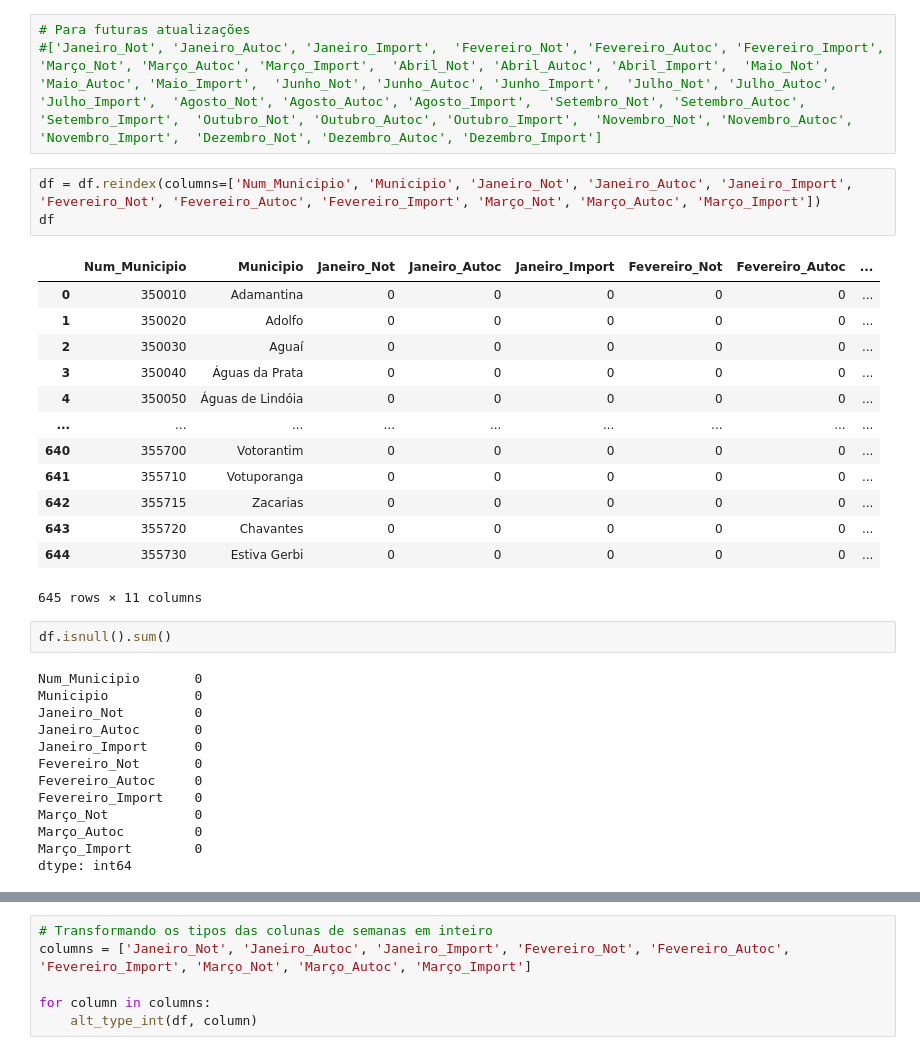
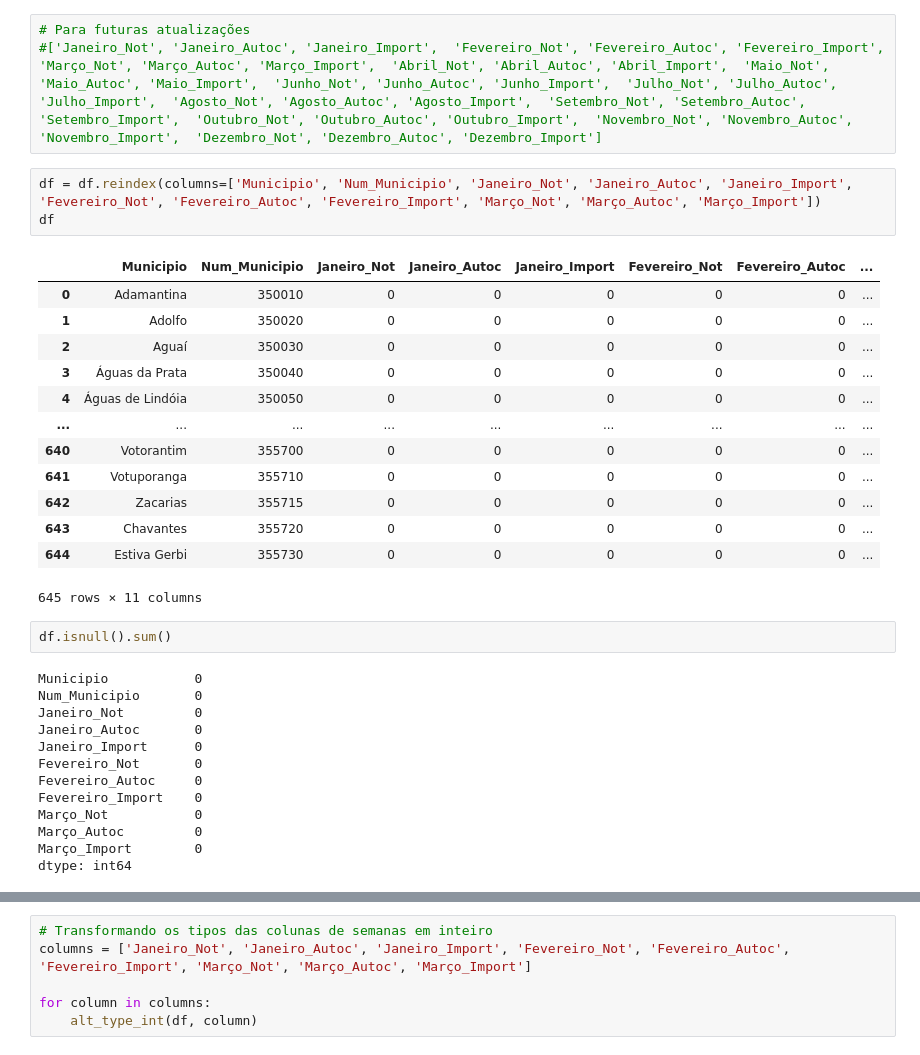
Before and after one commit to liliansom/Chikungunya, a Jupyter notebook: Tratamento_Mensal_2023.ipynb, the cells around one changed output, grey strips where cells are left out. Cells and saved outputs as stored; diff of their text form.

```diff
--- a/Tratamento_Mensal_2023.ipynb
+++ b/Tratamento_Mensal_2023.ipynb
@@ -248,27 +248,27 @@ df.reset_index(inplace=True)
 # Para futuras atualizações
 #['Janeiro_Not', 'Janeiro_Autoc', 'Janeiro_Import',  'Fevereiro_Not', 'Fevereiro_Autoc', 'Fevereiro_Import',  'Março_Not', 'Março_Autoc', 'Março_Import',  'Abril_Not', 'Abril_Autoc', 'Abril_Import',  'Maio_Not', 'Maio_Autoc', 'Maio_Import',  'Junho_Not', 'Junho_Autoc', 'Junho_Import',  'Julho_Not', 'Julho_Autoc', 'Julho_Import',  'Agosto_Not', 'Agosto_Autoc', 'Agosto_Import',  'Setembro_Not', 'Setembro_Autoc', 'Setembro_Import',  'Outubro_Not', 'Outubro_Autoc', 'Outubro_Import',  'Novembro_Not', 'Novembro_Autoc', 'Novembro_Import',  'Dezembro_Not', 'Dezembro_Autoc', 'Dezembro_Import']
 # %%
-df = df.reindex(columns=['Num_Municipio', 'Municipio', 'Janeiro_Not', 'Janeiro_Autoc', 'Janeiro_Import', 'Fevereiro_Not', 'Fevereiro_Autoc', 'Fevereiro_Import', 'Março_Not', 'Março_Autoc', 'Março_Import'])
+df = df.reindex(columns=['Municipio', 'Num_Municipio', 'Janeiro_Not', 'Janeiro_Autoc', 'Janeiro_Import', 'Fevereiro_Not', 'Fevereiro_Autoc', 'Fevereiro_Import', 'Março_Not', 'Março_Autoc', 'Março_Import'])
 df
 # %% [output]
-|  | Num_Municipio | Municipio | Janeiro_Not | Janeiro_Autoc | Janeiro_Import | Fevereiro_Not | Fevereiro_Autoc | ... |
-| 0 | 350010 | Adamantina | 0 | 0 | 0 | 0 | 0 | ... |
-| 1 | 350020 | Adolfo | 0 | 0 | 0 | 0 | 0 | ... |
-| 2 | 350030 | Aguaí | 0 | 0 | 0 | 0 | 0 | ... |
-| 3 | 350040 | Águas da Prata | 0 | 0 | 0 | 0 | 0 | ... |
-| 4 | 350050 | Águas de Lindóia | 0 | 0 | 0 | 0 | 0 | ... |
+|  | Municipio | Num_Municipio | Janeiro_Not | Janeiro_Autoc | Janeiro_Import | Fevereiro_Not | Fevereiro_Autoc | ... |
+| 0 | Adamantina | 350010 | 0 | 0 | 0 | 0 | 0 | ... |
+| 1 | Adolfo | 350020 | 0 | 0 | 0 | 0 | 0 | ... |
+| 2 | Aguaí | 350030 | 0 | 0 | 0 | 0 | 0 | ... |
+| 3 | Águas da Prata | 350040 | 0 | 0 | 0 | 0 | 0 | ... |
+| 4 | Águas de Lindóia | 350050 | 0 | 0 | 0 | 0 | 0 | ... |
 | ... | ... | ... | ... | ... | ... | ... | ... | ... |
-| 640 | 355700 | Votorantim | 0 | 0 | 0 | 0 | 0 | ... |
-| 641 | 355710 | Votuporanga | 0 | 0 | 0 | 0 | 0 | ... |
-| 642 | 355715 | Zacarias | 0 | 0 | 0 | 0 | 0 | ... |
-| 643 | 355720 | Chavantes | 0 | 0 | 0 | 0 | 0 | ... |
-| 644 | 355730 | Estiva Gerbi | 0 | 0 | 0 | 0 | 0 | ... |
+| 640 | Votorantim | 355700 | 0 | 0 | 0 | 0 | 0 | ... |
+| 641 | Votuporanga | 355710 | 0 | 0 | 0 | 0 | 0 | ... |
+| 642 | Zacarias | 355715 | 0 | 0 | 0 | 0 | 0 | ... |
+| 643 | Chavantes | 355720 | 0 | 0 | 0 | 0 | 0 | ... |
+| 644 | Estiva Gerbi | 355730 | 0 | 0 | 0 | 0 | 0 | ... |
 645 rows × 11 columns
 # %%
 df.isnull().sum()
 # %% [output]
+Municipio           0
 Num_Municipio       0
-Municipio           0
 Janeiro_Not         0
 Janeiro_Autoc       0
 Janeiro_Import      0
```
Also changed, not shown: parts of 12 cells of this notebook, 5 other files.
